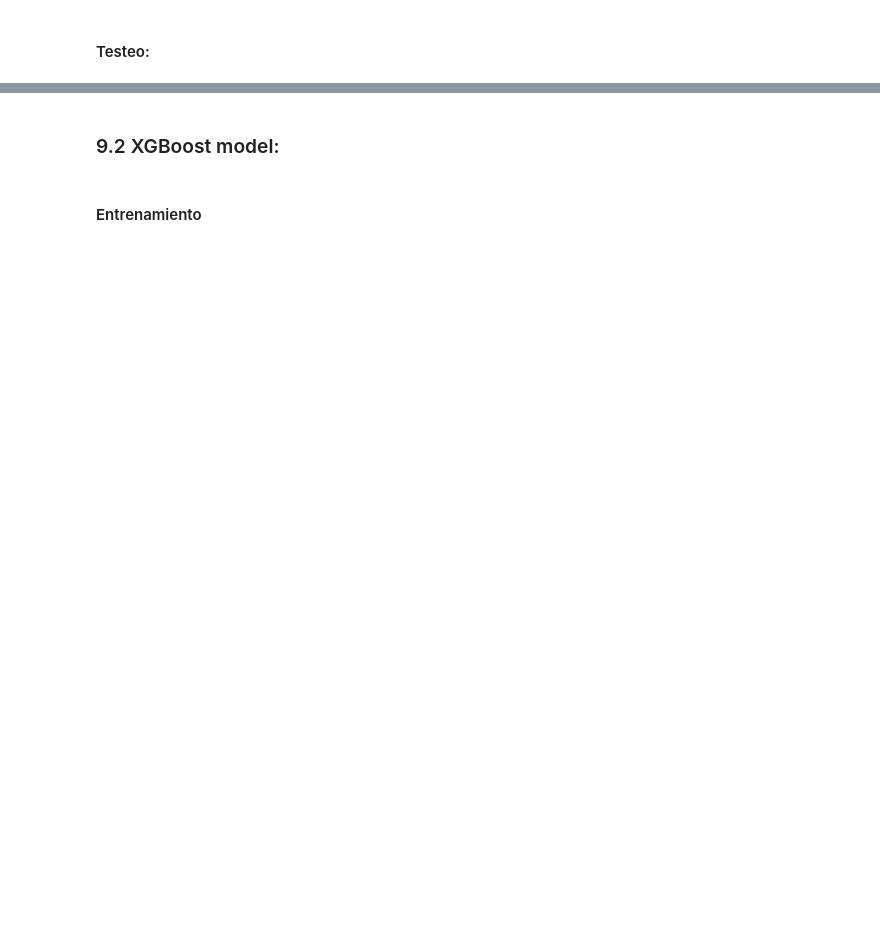
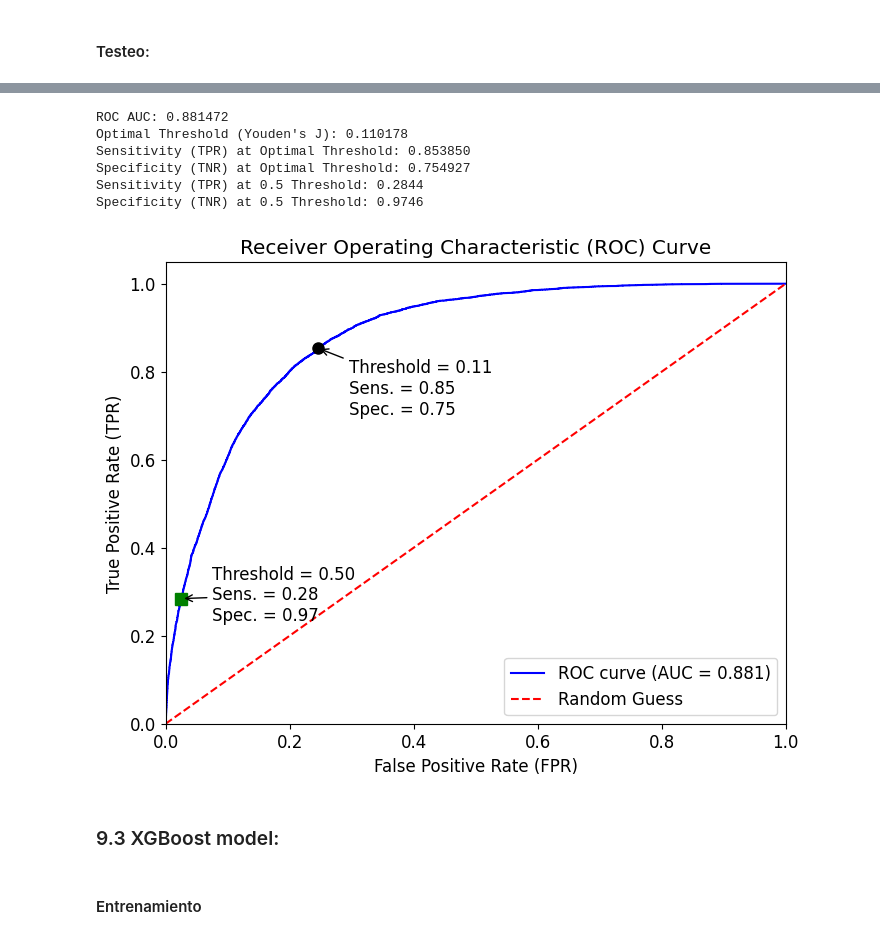
Before and after one commit to JulenErcibengoa/Aprendizaje_Automatico_Avanzado, a Jupyter notebook: src/main.ipynb, the cells around one changed output, grey strips where cells are left out. Cells and saved outputs as stored; diff of their text form; code cells hidden in the pictures; blank space fills up the shorter version.

```diff
--- a/src/main.ipynb
+++ b/src/main.ipynb
@@ -1322,5 +1410,23 @@ Specificity (TNR) at 0.5 Threshold: 0.9747
+# %%
+import pickle
+import numpy as np
+import matplotlib.pyplot as plt
+from sklearn.metrics import roc_auc_score, roc_curve, confusion_matrix
+
+rf_model = pickle.load(open("../data/models/model_RF.pkl", "rb"))
+test_probabilities = rf_model.predict_proba(X_test)[:, 1]
+
+display_test_results(test_probabilities, y_test)
+# %% [output]
+ROC AUC: 0.881472
+Optimal Threshold (Youden's J): 0.110178
+Sensitivity (TPR) at Optimal Threshold: 0.853850
+Specificity (TNR) at Optimal Threshold: 0.754927
+Sensitivity (TPR) at 0.5 Threshold: 0.2844
+Specificity (TNR) at 0.5 Threshold: 0.9746
+[figure, added]
 # %% [markdown]
-### 9.2 XGBoost model:
+### 9.3 XGBoost model:
 # %% [markdown]
 #### Entrenamiento
 # %%
```
Also changed, not shown: parts of 28 cells of this notebook.
